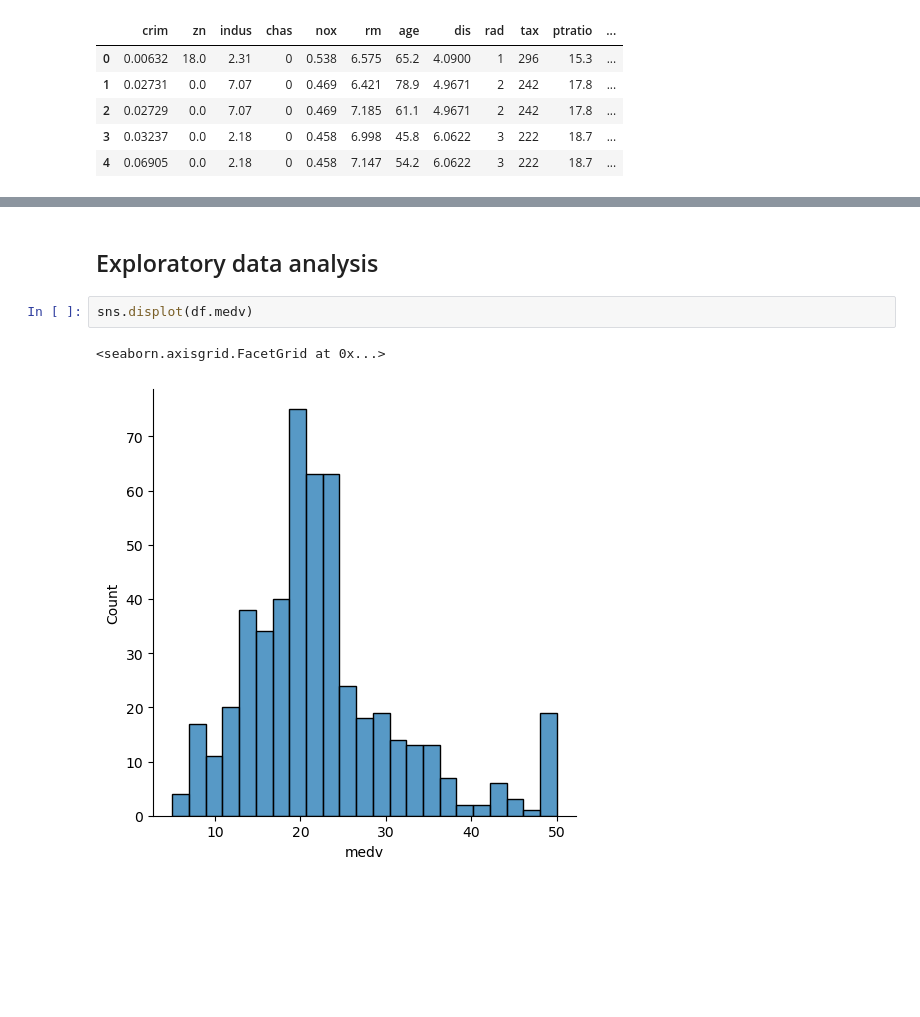
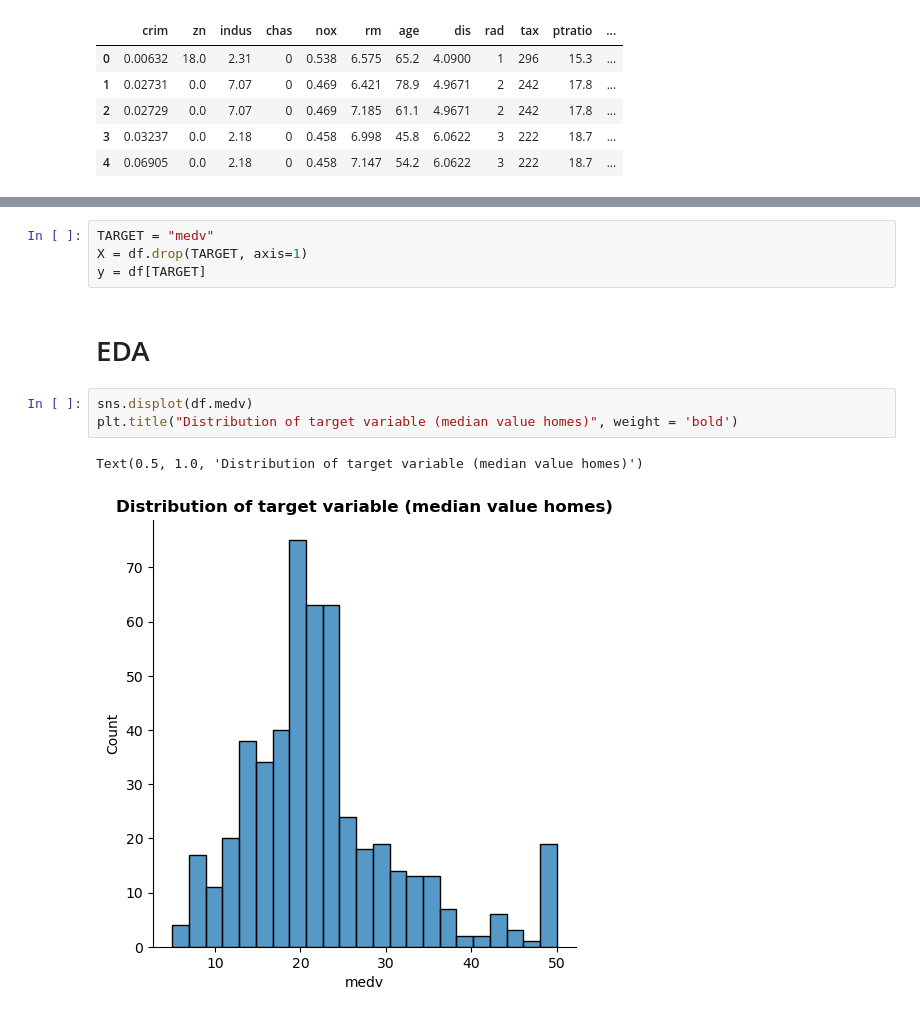
Before and after one commit to lilianabs/ml-beginner-projects, a Jupyter notebook: project_1/boston.ipynb, the cells around one changed output, grey strips where cells are left out. Saved outputs shown, nothing was run; the diff lists cells and outputs as text; blank space fills up the shorter version.

```diff
--- a/project_1/boston.ipynb
+++ b/project_1/boston.ipynb
@@ -84,9 +57,14 @@ df.describe()
-# %% [markdown]
-## Exploratory data analysis
-# %%
-sns.displot(df.medv)
-# %% [output]
-<seaborn.axisgrid.FacetGrid at 0x...>
-[figure, removed]
+# %%
+TARGET = "medv"
+X = df.drop(TARGET, axis=1)
+y = df[TARGET]
+# %% [markdown]
+# EDA
+# %%
+sns.displot(df.medv)
+plt.title("Distribution of target variable (median value homes)", weight = 'bold')
+# %% [output]
+Text(0.5, 1.0, 'Distribution of target variable (median value homes)')
+[figure, added]
 # %%
 plt.figure(figsize= (16,18))
```
Also changed, not shown: parts of 26 cells of this notebook, 3 other files.
